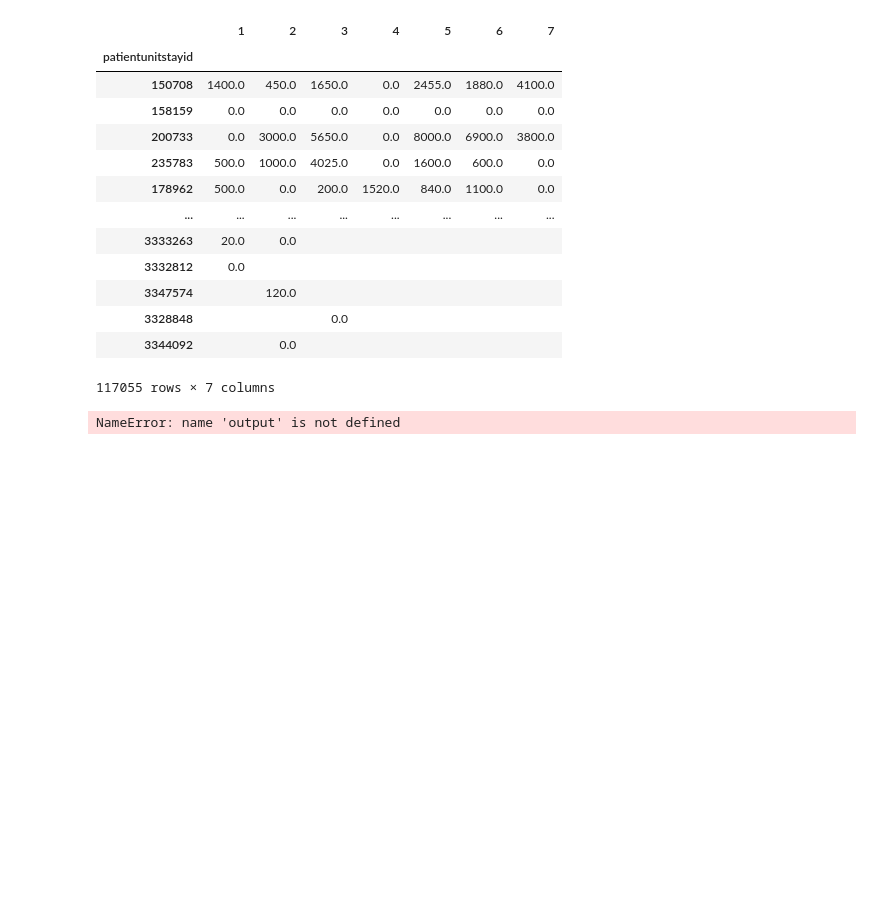
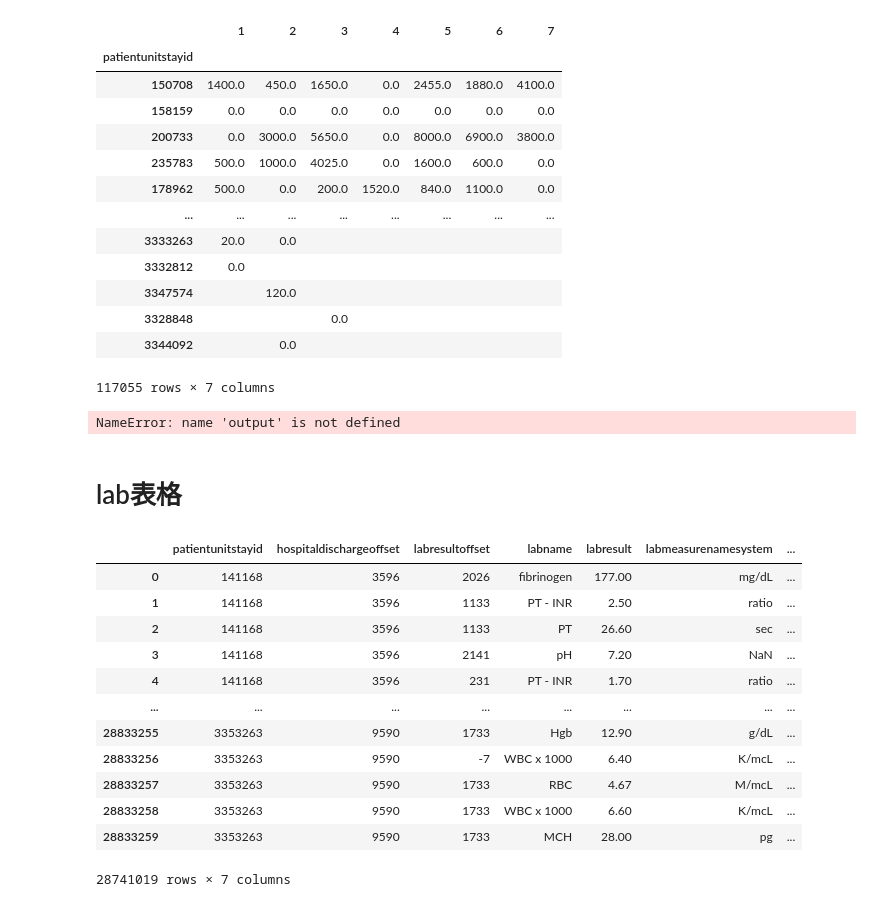
Before and after one commit to HanlongLiao/EICU, a Jupyter notebook: new_project/data_preproc.ipynb, the cells around one changed output. Saved outputs shown, nothing was run; the diff lists cells and outputs as text; code cells hidden in the pictures; blank space fills up the shorter version.

```diff
--- a/new_project/data_preproc.ipynb
+++ b/new_project/data_preproc.ipynb
@@ -491,4 +493,6 @@ outputgroup_min = output_.groupby(['patientunitstayid', 'daytime']).agg('min')
 outputgroup = pd.merge(outputgroup_min, outputgroup_max, on=['patientunitstayid', 'daytime'], how='inner')
 
 def get_mean_io(frame):
+# %% [markdown]
+#  lab表格
 # %%
@@ -514 +533,32 @@ lab = lab[lab['labname_rule'] == True]
 lab.to_csv('./data/lab_NEW.csv', sep=',', index=False, header=True, encoding='utf_8_sig')
+# %%
+# 对表格数据类型进行初筛
+lab_new = pd.read_csv('./data/lab_NEW.csv')
+lab_new = lab_new[lab_new['labresult'].notnull()]
+def labresult_rule(frame):
+    rate = re.findall(r'[0-9]+\.?[0-9]*', str(frame['labresult']))
+    if rate:
+        return rate[0]
+    else:
+        return '0'
+
+lab_new['labresult'] = lab_new.apply(lambda x:labresult_rule(x), axis=1) # 提取数值
+lab_new['labresult'] = pd.to_numeric(lab_new['labresult'], errors='coerce').fillna(0) # 强制类型转换
+lab_new = lab_new[lab_new['labresult'] != 0] # 去除0值
+lab_new.to_csv('./data/lab_num.csv', sep=',', index=False, header=True, encoding='utf_8_sig')
+# %%
+lab_new
+# %% [output]
+|  | patientunitstayid | hospitaldischargeoffset | labresultoffset | labname | labresult | labmeasurenamesystem | ... |
+| 0 | 141168 | 3596 | 2026 | fibrinogen | 177.00 | mg/dL | ... |
+| 1 | 141168 | 3596 | 1133 | PT - INR | 2.50 | ratio | ... |
+| 2 | 141168 | 3596 | 1133 | PT | 26.60 | sec | ... |
+| 3 | 141168 | 3596 | 2141 | pH | 7.20 | NaN | ... |
+| 4 | 141168 | 3596 | 231 | PT - INR | 1.70 | ratio | ... |
+| ... | ... | ... | ... | ... | ... | ... | ... |
+| 28833255 | 3353263 | 9590 | 1733 | Hgb | 12.90 | g/dL | ... |
+| 28833256 | 3353263 | 9590 | -7 | WBC x 1000 | 6.40 | K/mcL | ... |
+| 28833257 | 3353263 | 9590 | 1733 | RBC | 4.67 | M/mcL | ... |
+| 28833258 | 3353263 | 9590 | 1733 | WBC x 1000 | 6.60 | K/mcL | ... |
+| 28833259 | 3353263 | 9590 | 1733 | MCH | 28.00 | pg | ... |
+28741019 rows × 7 columns
```
Also changed, not shown: parts of 14 cells of this notebook.
